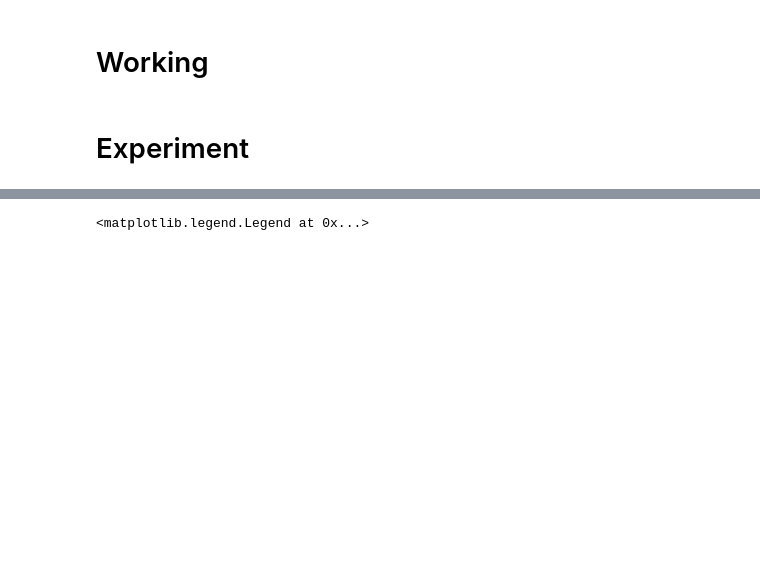
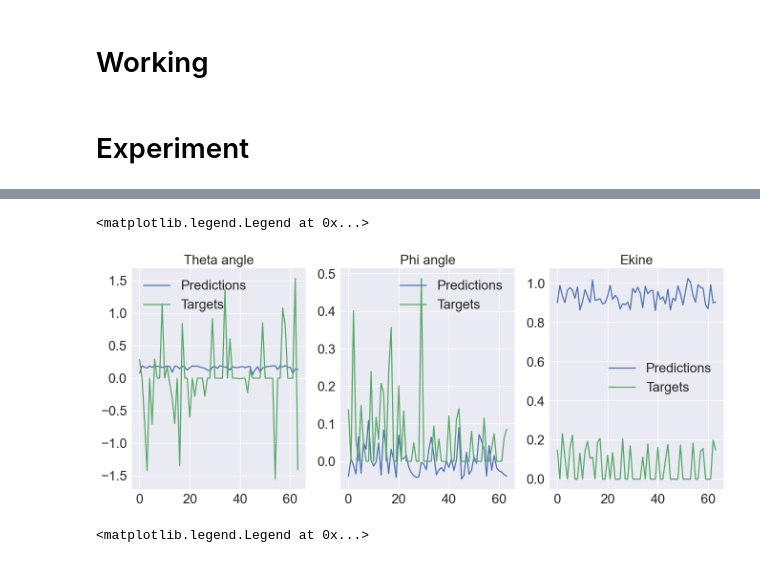
Before and after one commit to Dudgit/TF_Transformer, a Jupyter notebook: eda.ipynb, the cells around one changed output, grey strips where cells are left out. Saved outputs shown, nothing was run; the diff lists cells and outputs as text; code cells hidden in the pictures; blank space fills up the shorter version.

```diff
--- a/eda.ipynb
+++ b/eda.ipynb
@@ -38,6 +38,8 @@ model = PCT_Transformer()
 # %%
 model.compile(optimizer = tf.keras.optimizers.Adam(),loss = tf.keras.losses.CategoricalCrossentropy(from_logits=False))
 # %%
-trainDate = "2023_05_10-14_34_"
+trainDate = "2023_05_10-17_31_"
+predictions = np.load(f"preds/{trainDate}preds.npy")
+targets = np.load(f"preds/{trainDate}targets.npy")
 loss = np.load(f"losses/{trainDate}loss.npy")
 val_loss = np.load(f"losses/{trainDate}valloss.npy")
@@ -44,3 +62,37 @@ val_loss = np.load(f"losses/{trainDate}valloss.npy")
+# %%
+epochindex = -2
+layid = -1
+
+y1 = targets[epochindex,:,layid-2,0].reshape(-1)
+x1 = predictions[epochindex,layid,:,0].reshape(-1)
+
+y2 = targets[epochindex,:,layid-2,1].reshape(-1)
+x2 = predictions[epochindex,layid,:,1].reshape(-1)
+
+y3 = targets[epochindex,:,layid-2,2].reshape(-1)
+x3 = predictions[epochindex,layid,:,2].reshape(-1)
+
+plt.figure(figsize=(16,6))
+plt.subplot(1,3,1)
+plt.title("Theta angle")
+plt.plot(x1,label="Predictions")
+plt.plot(y1,label="Targets")
+plt.legend()
+
+plt.subplot(1,3,2)
+plt.title("Phi angle")
+plt.plot(x2,label="Predictions")
+plt.plot(y2,label="Targets")
+plt.legend()
+
+plt.subplot(1,3,3)
+plt.title("Ekine")
+plt.plot(x3,label="Predictions")
+plt.plot(y3,label="Targets")
+plt.legend()
+# %% [output]
+<matplotlib.legend.Legend at 0x...>
+[figure, added]
 # %%
 plt.title("Mean Squared Error of 34 tracks")
 plt.plot(loss,label="Training loss",)
```
Also changed, not shown: parts of 1 cell of this notebook.
